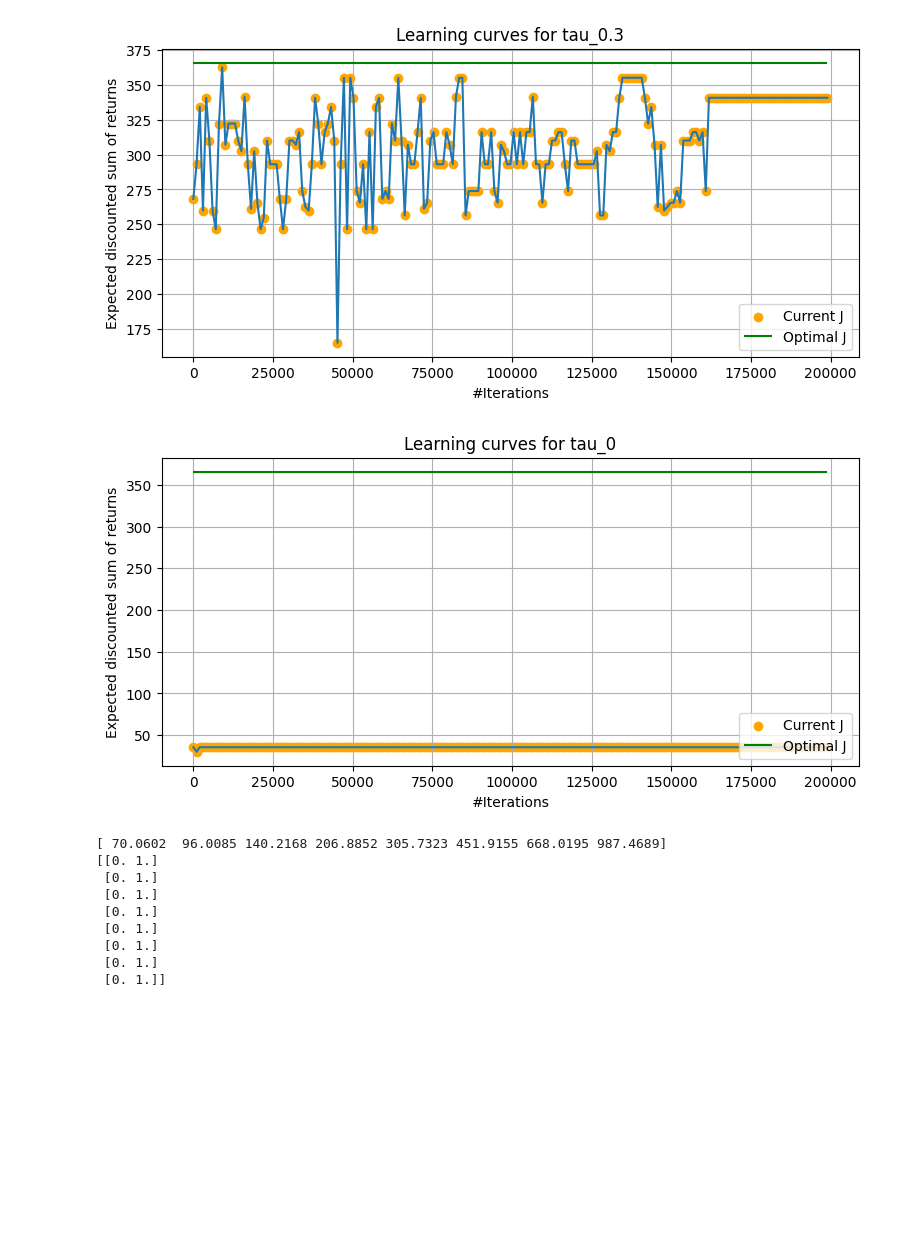
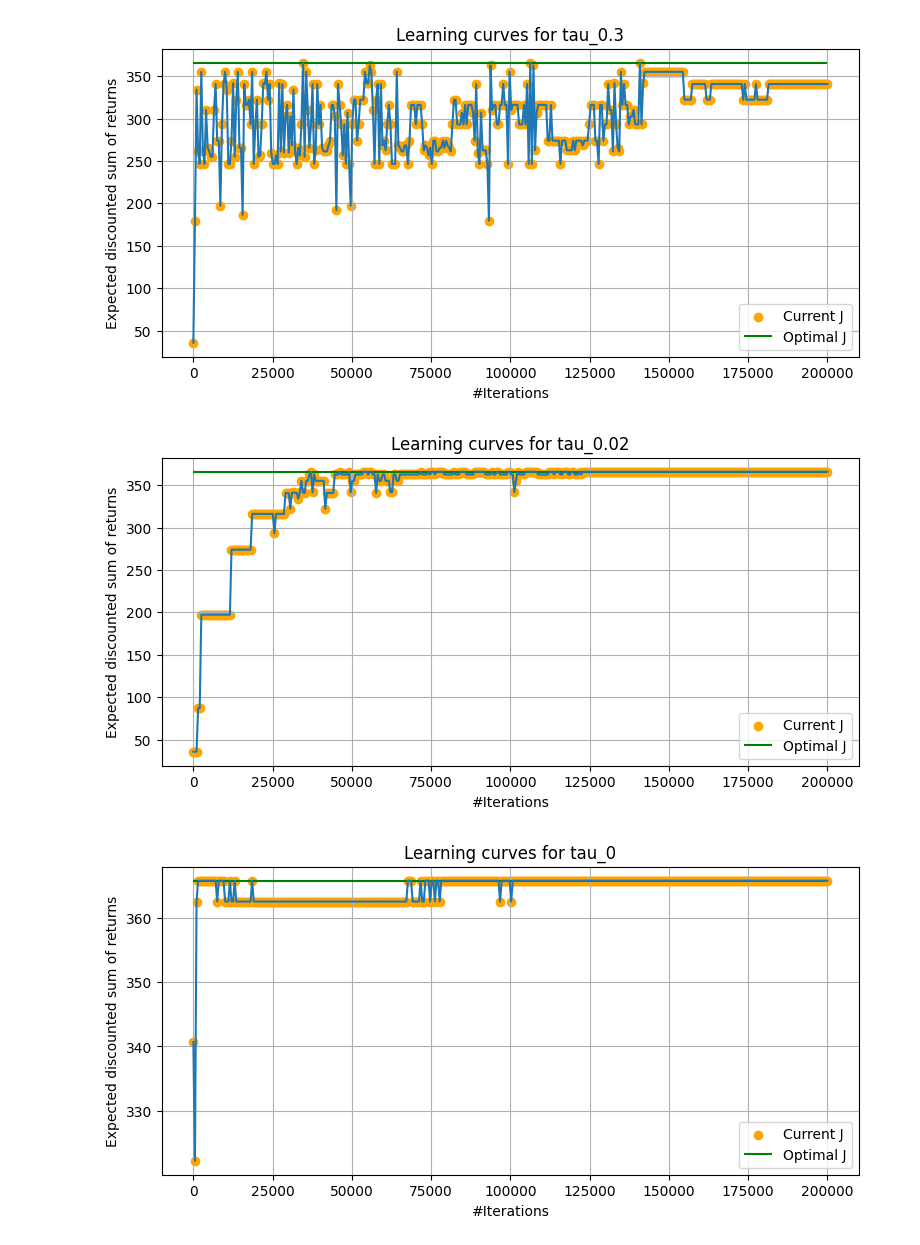
Before and after one commit to cris96spa/TMDP, a Jupyter notebook: Test_bounds.ipynb, the cells around one changed output. Cells and saved outputs as stored; diff of their text form; code cells hidden in the pictures; blank space fills up the shorter version.

```diff
--- a/Test_bounds.ipynb
+++ b/Test_bounds.ipynb
@@ -16,13 +17,16 @@ from utils import *
 nS = 8
 nA = 2
 seed = 3231
-status_step = 100
+status_step = 500
 gamma = 0.9
 river = River(nS, gamma, 5, 1000)
 tau = 0.3
 xi = np.ones(river.nS)*1/river.nS
 tmdp = TMDP(river, xi, tau, gamma, seed)
 tmdp_0 = TMDP(river, xi, 0, gamma, seed)
+tmdp_1 = TMDP(river, xi, 0.02, gamma, seed)
+
+colors = itertools.cycle(["r", "b"])
 # %%
 # Optimal Q function
 r_s_a = compute_r_s_a(tmdp.nS, tmdp.nA, tmdp.P_mat, tmdp.reward)
@@ -30,7 +34,7 @@ Q_star = bellman_optimal_q(tmdp.nS, tmdp.nA, tmdp.P_mat, tmdp.reward, 1e-4, gamm
 J_star = get_expected_avg_reward(tmdp.P_mat, get_policy(Q_star), tmdp.reward, tmdp.gamma, tmdp.mu)
 delta_q = np.linalg.norm(Q_star - Q_star, np.inf)
 # %%
-#taus = [0.9, 0.8, 0.7, 0.6, 0.5, 0.4, 0.3, 0.2, 0.1, 0.09, 0.08, 0.07, 0.06, 0.05, 0.04, 0.03, 0.02, 0.01, 0]
+#taus = [0.9, 0.8, 0.7, 0.6, 0.5, 0.4, 0.3, 0.2, 0.1, 0.09, 0.08, 0.07, 0.06, 0.05, 0.04, 0.03, 0.02, 0.01]
 results = []
 intermediate_results = {}
 curr_j = []
@@ -42,7 +46,7 @@ M = 200000
 s = tmdp.reset()
 a = eps_greedy(s, Q, 1., tmdp.allowed_actions[s.item()])
 
-Q, inner_J, inner_delta_qs = Q_learning(tmdp, s, a, Q, Q_star, M=M, alpha=0.04, debug=True, status_step=1000)
+Q, inner_J, inner_delta_qs = Q_learning(tmdp, s, a, Q, Q_star, M=M, alpha=0.04, debug=True, status_step=status_step)
 intermediate_results['tau_'+str(tau)] = {'J': inner_J, "delta_q":inner_delta_qs}
 delta_q = np.linalg.norm(Q_star - Q, np.inf)
 
@@ -50,14 +54,31 @@ delta_q = np.linalg.norm(Q_star - Q, np.inf)
 J = get_expected_avg_reward(tmdp.P_mat, get_policy(Q), tmdp.reward, tmdp.gamma, tmdp.mu)
 
 results.append({"type":"scratch", "Q": Q, "tau":"{:.2f}".format(tau), "J":J, "policy":get_policy(Q),"delta_q":delta_q})
+# %%
+
+Q_1 = np.zeros((tmdp_1.nS, tmdp_1.nA))
+M = 200000
+
+s = tmdp_1.reset()
+a = eps_greedy(s, Q_1, 1., tmdp_1.allowed_actions[s.item()])
+
+Q_1, inner_J, inner_delta_qs = Q_learning(tmdp_1, s, a, Q_1, Q_star, M=M, alpha=0.04, debug=True, status_step=status_step)
+intermediate_results['tau_'+str(tmdp_1.tau)] = {'J': inner_J, "delta_q":inner_delta_qs}
+delta_q = np.linalg.norm(Q_star - Q_1, np.inf)
+
+# Test the policy extracted from Q on the original problem
+J = get_expected_avg_reward(tmdp_1.P_mat, get_policy(Q_1), tmdp_1.reward, tmdp_1.gamma, tmdp_1.mu)
+
+results.append({"type":"scratch", "Q": Q_1, "tau":"{:.2f}".format(tmdp_1.tau), "J":J, "policy":get_policy(Q_1),"delta_q":delta_q})
 # %%
-Q_0 = np.zeros((tmdp_0.nS, tmdp_0.nA))
+Q_0 = Q
+#Q_0 = np.zeros((tmdp_0.nS, tmdp_0.nA))
 M = 200000
 
 s = tmdp_0.reset()
-a = eps_greedy(s, Q, 1., tmdp_0.allowed_actions[s.item()])
+a = eps_greedy(s, Q_0, 1., tmdp_0.allowed_actions[s.item()])
 
-Q_0, inner_J, inner_delta_qs = Q_learning(tmdp_0, s, a, Q_0, Q_star, M=M, alpha=0.04, debug=True, status_step=1000)
+Q_0, inner_J, inner_delta_qs = Q_learning(tmdp_0, s, a, Q_0, Q_star, M=M, alpha=0.04, debug=True, status_step=status_step)
 intermediate_results['tau_'+str(tmdp_0.tau)] = {'J': inner_J, "delta_q":inner_delta_qs}
 delta_q = np.linalg.norm(Q_star - Q_0, np.inf)
 
@@ -67,33 +88,19 @@ J = get_expected_avg_reward(tmdp_0.P_mat, get_policy(Q_0), tmdp_0.reward, tmdp_0
 results.append({"type":"scratch", "Q": Q_0, "tau":"{:.2f}".format(tau), "J":J, "policy":get_policy(Q_0),"delta_q":delta_q})
 # %%
 for i, key in enumerate(intermediate_results.keys()):
-    status_step = 1000
     xmax = len(intermediate_results[key]['J'])*status_step
     x = np.linspace(0, xmax, num=len(intermediate_results[key]['J']))
     y = intermediate_results[key]['J']
     plt.figure(figsize=(9, 4))
     plt.scatter(x, y, c='orange', label='Current J')
     plt.hlines(y=J_star, xmin=0, xmax=xmax, colors=['green'], label='Optimal J')
     plt.plot(x, y)
     plt.grid(visible=True)
     plt.legend(loc="lower right")
     plt.xlabel('#Iterations')
     plt.ylabel('Expected discounted sum of returns')
     plt.title('Learning curves for '+str(key))
 # %% [output]
-[figure, old version]
+[figure, new version]
-[figure, old version]
+[figure, new version]
+[figure, added]
-# %%
-V_star = get_value_function(Q_star)
-print(V_star)
-print(get_policy(Q_star))
-# %% [output]
-[ 70.0602  96.0085 140.2168 206.8852 305.7323 451.9155 668.0195 987.4689]
-[[0. 1.]
- [0. 1.]
- [0. 1.]
- [0. 1.]
- [0. 1.]
- [0. 1.]
- [0. 1.]
- [0. 1.]]
```
Also changed, not shown: parts of 19 cells of this notebook, 47 other files.
